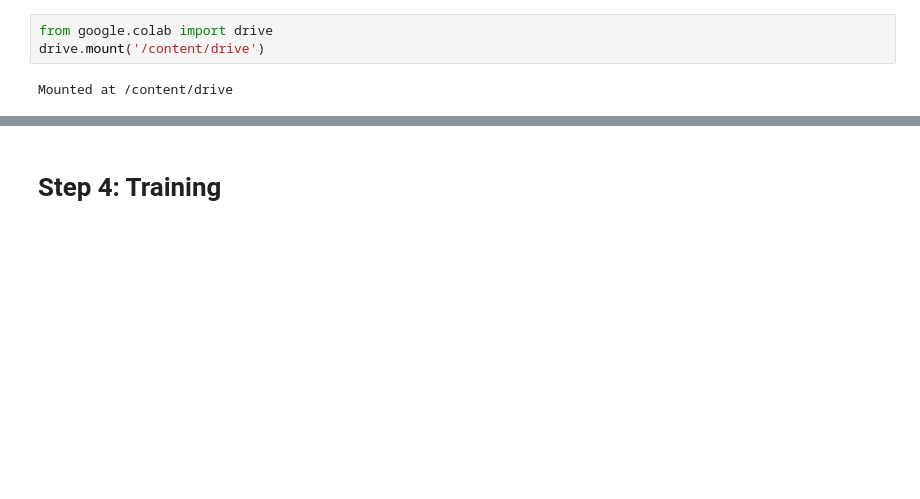
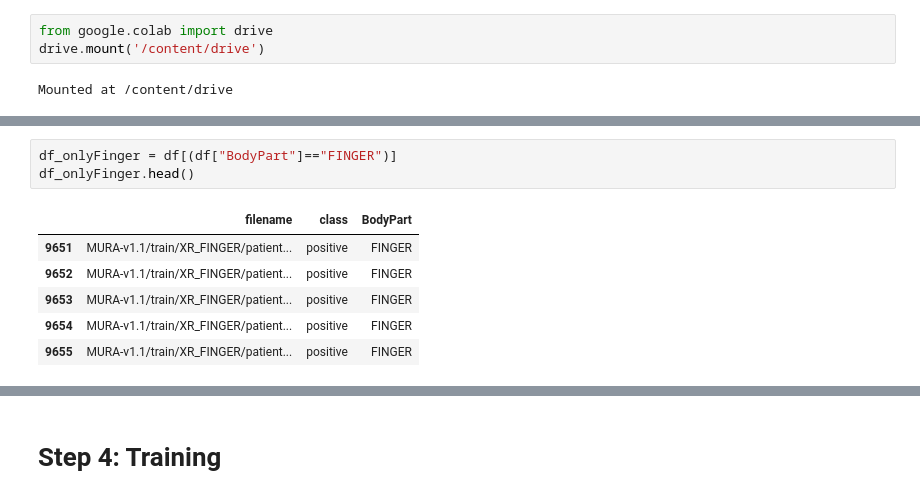
Before and after one commit to aileendugan/bone-xray-cnn, a Jupyter notebook: CV1_CNN_based_MURA_recognition_.ipynb, the cells around one changed output, grey strips where cells are left out. Cells and saved outputs as stored; diff of their text form; blank space fills up the shorter version.

```diff
--- a/CV1_CNN_based_MURA_recognition_.ipynb
+++ b/CV1_CNN_based_MURA_recognition_.ipynb
@@ -35,0 +102,10 @@ Mounted at /content/drive
+# %%
+df_onlyFinger = df[(df["BodyPart"]=="FINGER")]
+df_onlyFinger.head()
+# %% [output]
+|  | filename | class | BodyPart |
+| 9651 | MURA-v1.1/train/XR_FINGER/patient... | positive | FINGER |
+| 9652 | MURA-v1.1/train/XR_FINGER/patient... | positive | FINGER |
+| 9653 | MURA-v1.1/train/XR_FINGER/patient... | positive | FINGER |
+| 9654 | MURA-v1.1/train/XR_FINGER/patient... | positive | FINGER |
+| 9655 | MURA-v1.1/train/XR_FINGER/patient... | positive | FINGER |
```
Also changed, not shown: parts of 40 cells of this notebook.
